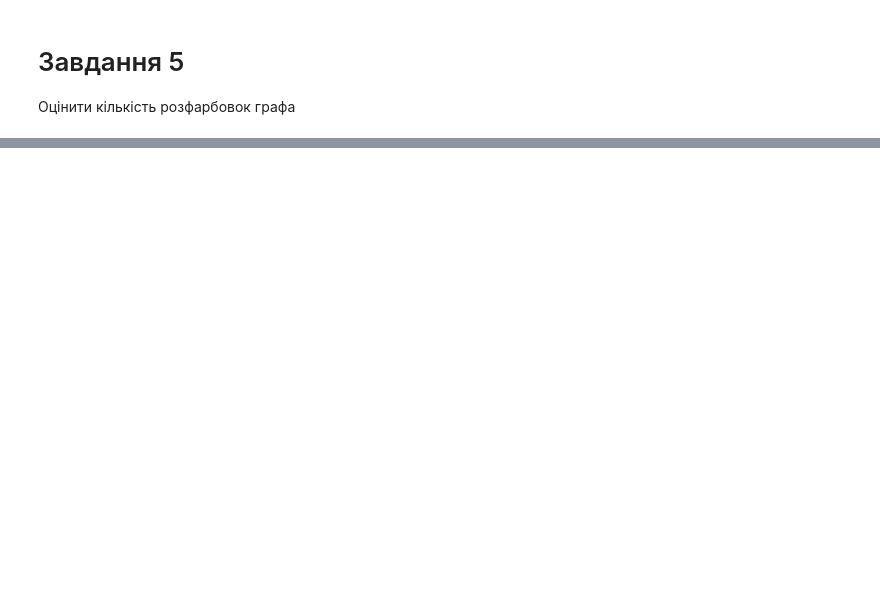
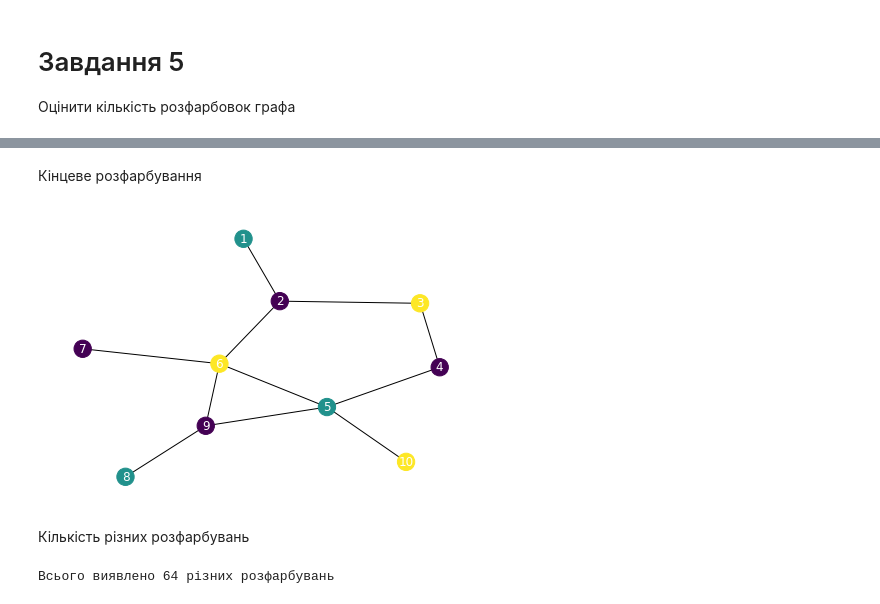
Before and after one commit to mkrooted256/undergrad-work, a Jupyter notebook: 7-markov-models/MarkovModelling/task5.ipynb, the cells around one changed output, grey strips where cells are left out. Drawn from its saved outputs; the diff is of its cells as text; code cells hidden in the pictures; blank space fills up the shorter version.

Commit message:
MarkovModelling task5 done

```diff
--- a/7-markov-models/MarkovModelling/task5.ipynb
+++ b/7-markov-models/MarkovModelling/task5.ipynb
@@ -61,0 +111,3 @@ def Task5(params: Task5Params, stat_offset=2000, n_steps=2000, seed=42, debug=Fa
+# %%
+param3 = Task5Params(A, k=3)
+result3 = Task5(param3, n_steps=100000, seed=1000)
@@ -61,0 +121,13 @@ def Task5(params: Task5Params, stat_offset=2000, n_steps=2000, seed=42, debug=Fa
+# %% [markdown]
+Кінцеве розфарбування
+# %%
+draw(A, result3.history[-1])
+# %% [output]
+[figure, added]
+# %% [markdown]
+Кількість різних розфарбувань
+# %%
+n_colorings3 = result3.history_per_state.keys()
+print(f"Всього виявлено {len(n_colorings3)} різних розфарбувань")
+# %% [output]
+Всього виявлено 64 різних розфарбувань
```
Also changed, not shown: parts of 16 cells of this notebook.
